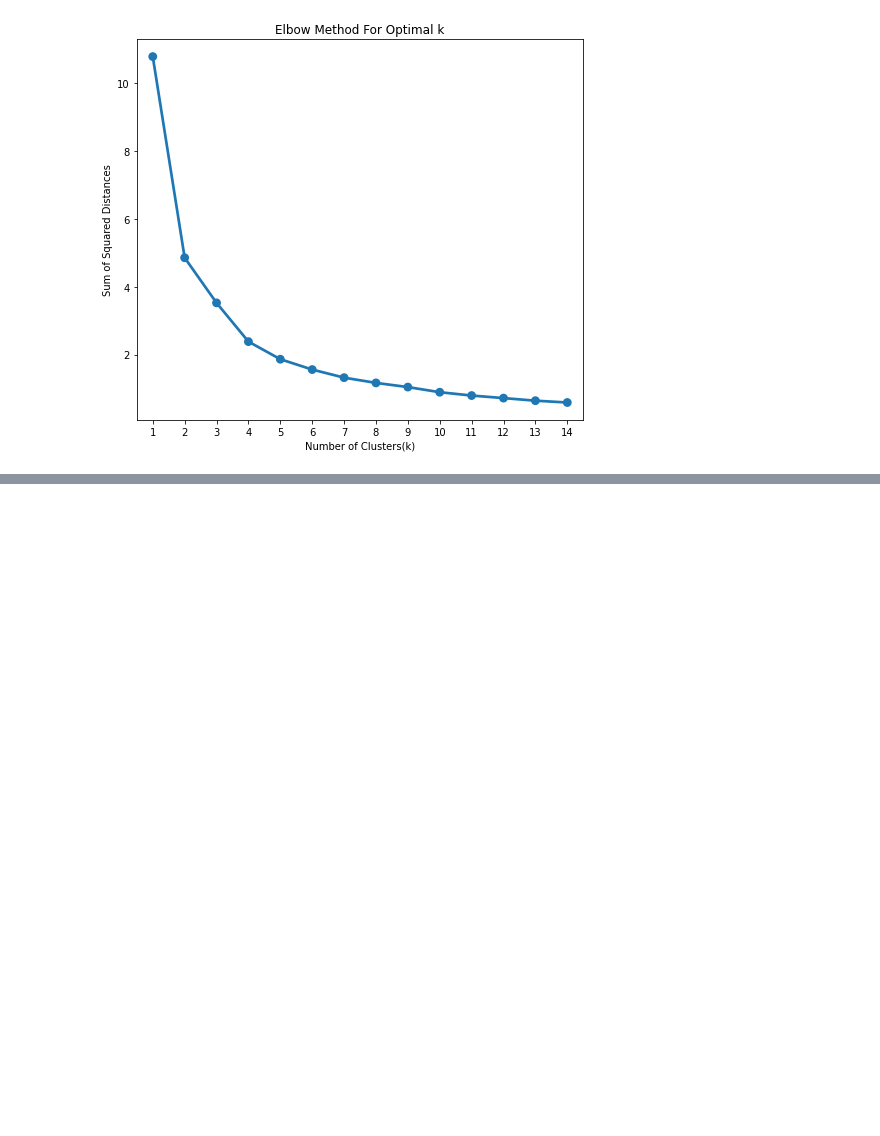
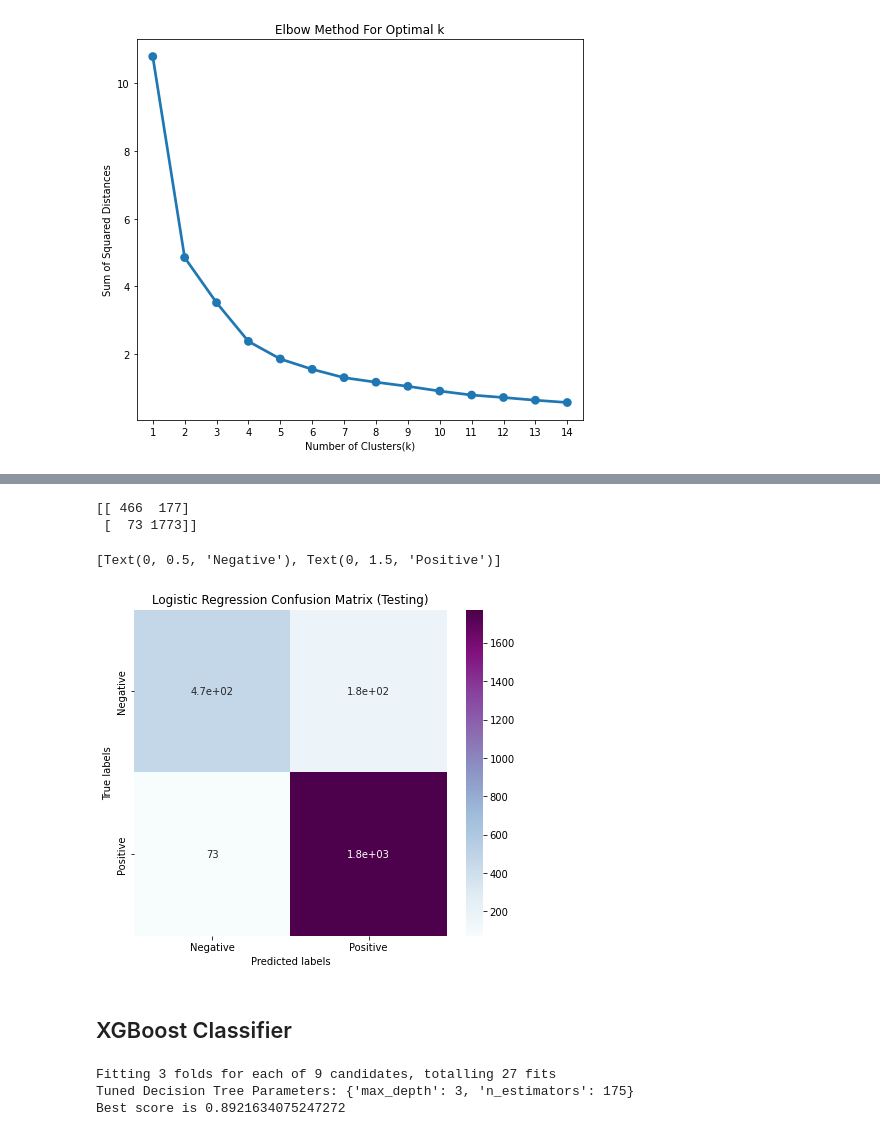
Before and after one commit to Zeeshan2012/ZOMATO-RESTAURANT-CLUSTERING-AND-SENTIMENT-ANALYSIS, a Jupyter notebook: ZOMATO_RESTAURANT_CLUSTERING_AND_SENTIMENT_ANALYSIS.ipynb, the cells around one changed output, grey strips where cells are left out. Drawn from its saved outputs; the diff is of its cells as text; code cells hidden in the pictures; blank space fills up the shorter version.

```diff
--- a/ZOMATO_RESTAURANT_CLUSTERING_AND_SENTIMENT_ANALYSIS.ipynb
+++ b/ZOMATO_RESTAURANT_CLUSTERING_AND_SENTIMENT_ANALYSIS.ipynb
@@ -1354,0 +1649,3 @@ plt.show()
+# %%
+df['sentiment'] = df['Rating'].apply(sentiment)
+df.head(2)
@@ -1354,0 +1673,6 @@ plt.show()
+# %%
+# extracting features from text data
+# by converting documents to vectors
+vectorizer = TfidfVectorizer()
+X_train = vectorizer.fit_transform(X_train)
+X_test = vectorizer.transform(X_test)
@@ -1354,0 +1747,20 @@ plt.show()
+# %%
+# import libraries
+from sklearn.linear_model import LogisticRegression
+from sklearn.model_selection import GridSearchCV
+
+# hyperparameter grid
+c_space = np.logspace(-5, 8, 15)
+parameters = {"max_iter":[100,200,300],'C': c_space}
+
+# classifier object
+logreg = LogisticRegression()
+
+# GridSearchCV for hyperparameter tuning
+clf = GridSearchCV(logreg, param_grid = parameters, scoring = 'accuracy',cv = 5)
+
+clf.fit(X_train, y_train)
+
+# tuned hyperparameter and best score
+print("Tuned Logistic Regression Parameters: {}".format(clf.best_params_))
+print("Best score: {}".format(clf.best_score_))
@@ -1354,0 +1795,44 @@ plt.show()
+# %%
+# confusion matrix for testing set
+y_pred_lr = clf.predict(X_test)
+cm_test_lr = confusion_matrix(y_test, y_pred_lr)
+print(cm_test_lr)
+
+plt.figure(figsize=(7,6))
+ax = plt.subplot()
+sns.heatmap(cm_test_lr, annot = True, cmap = 'BuPu', ax = ax)
+# negative sentiment (0) and positive sentiment (1)
+labels = ['Negative', 'Positive']
+ax.set_xlabel('Predicted labels')
+ax.set_ylabel('True labels')
+ax.set_title('Logistic Regression Confusion Matrix (Testing)')
+ax.xaxis.set_ticklabels(labels)
+ax.yaxis.set_ticklabels(labels)
+# %% [output]
+[[ 466  177]
+ [  73 1773]]
+[Text(0, 0.5, 'Negative'), Text(0, 1.5, 'Positive')]
+[figure, added]
+# %% [markdown]
+## XGBoost Classifier
+# %%
+from xgboost import XGBClassifier
+
+xgb = XGBClassifier(seed = 12, use_label_encoder = False, objective = 'binary:logistic',
+                    subsample = 0.9, colsample_bytree = 0.5, learning_rate = 0.5, gamma = 0.25, reg_lambda = 1)
+
+
+# finding the best parameters for XGBRegressor by gridsearchcv
+xgb_param = {'n_estimators': [125,150,175],'max_depth': [3,7,10]}
+
+# Instantiating Decision Tree classifier
+xgb_cv = GridSearchCV(estimator=xgb, param_grid=xgb_param,cv=3,scoring='accuracy',verbose=5,n_jobs=-1)
+
+xgb_cv.fit(X_train, y_train)
+# Print the tuned parameters and score
+print("Tuned Decision Tree Parameters: {}".format(xgb_cv.best_params_))
+print("Best score is {}".format(xgb_cv.best_score_))
+# %% [output]
+Fitting 3 folds for each of 9 candidates, totalling 27 fits
+Tuned Decision Tree Parameters: {'max_depth': 3, 'n_estimators': 175}
+Best score is 0.8921634075247272
```
Also changed, not shown: parts of 100 cells of this notebook.
